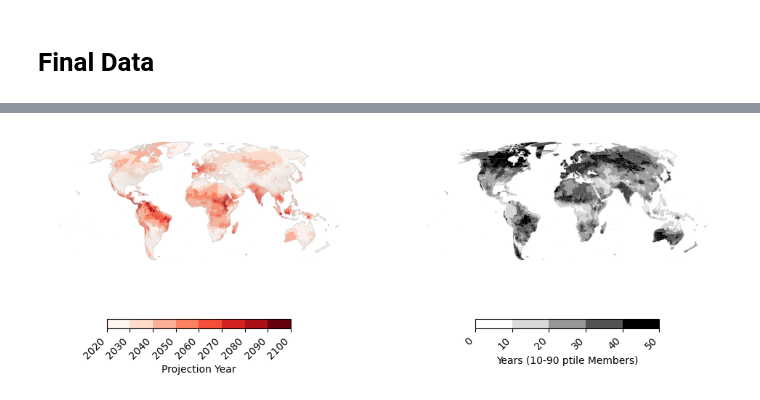
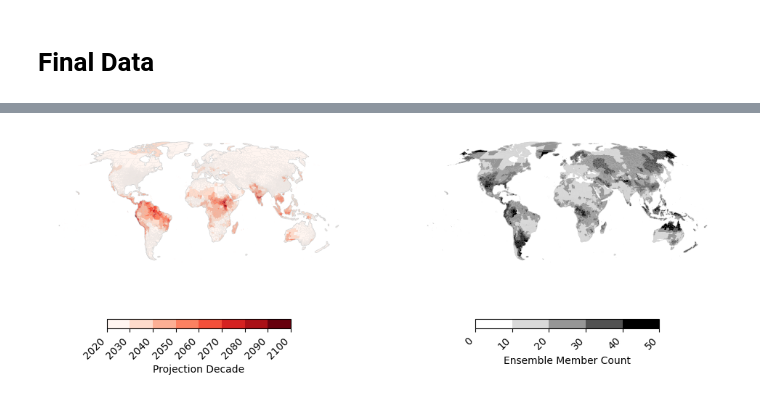
Before and after one commit to ClimateImpactLab/poreallas, a Jupyter notebook: analysis/a06_postcard_map.ipynb, the cells around one changed output, grey strips where cells are left out. Drawn from its saved outputs; the diff is of its cells as text; code cells hidden in the pictures.

Commit message:
postcard map change rolling avg to cum max, add functionality for gamma samples

```diff
--- a/analysis/a06_postcard_map.ipynb
+++ b/analysis/a06_postcard_map.ipynb
@@ -167 +141,6 @@ hindcast = hindcast.mean(dim = ['year', 'month'])
+# %%
+projection = ar6_project['t']
+projection = projection.assign_coords(year=projection.time.dt.year, month=projection.time.dt.month)
+projection = projection.set_index(time=["year", "month"]).unstack("time")
+projection = projection.sel(month = fc_months).mean(dim = ['member']).compute()
 # %%
@@ -228,0 +246,18 @@ ax.legend()
+# %%
+from scipy import stats
+
+#Ensemble Stats
+median = da.median(dim = 'number')
+
+mode = xr.apply_ufunc(
+    lambda x: stats.mode(x, axis=-1, keepdims=False).mode,
+    da,
+    input_core_dims=[['number']],
+    vectorize=True,
+)
+mode_count = xr.apply_ufunc(
+    lambda x: stats.mode(x, axis=-1, keepdims=False).count,
+    da,
+    input_core_dims=[['number']],
+    vectorize=True,
+)
@@ -282,2 +349,4 @@ ds_out['ci_width_95'].plot(cmap = 'Reds', vmin = 0)
 # %%
-data_ir = isku_utils.grid_to_ir(ds_out)
+data_ir_mode = isku_utils.grid_to_ir(mode)
+data_ir_median = isku_utils.grid_to_ir(median)
+data_ir_counts = isku_utils.grid_to_ir(mode_count)
@@ -298,30 +366,30 @@ _polygons = (
 # %%
-_polygons_postcard = analysis_utils.xarray_to_gpd(data_ir, _polygons)
+_polygons_postcard_mode = analysis_utils.xarray_to_gpd(data_ir_mode, _polygons)
+_polygons_postcard_count = analysis_utils.xarray_to_gpd(data_ir_counts, _polygons)
 
 fig, axs = plt.subplots(1,2, figsize = (12,6))
 analysis_utils.plot_single(
-    _polygons_postcard,
-    col='crossing_year',
+    _polygons_postcard_mode,
+    col='value',
     cm = 'Reds',
     vmin = 2020,
     vmax = 2100,
-    cbar_label= 'Projection Year',
+    cbar_label= 'Projection Decade',
     ax = axs[0],
     cbar_location='bottom'
 )
 
-_polygons_postcard = analysis_utils.xarray_to_gpd(data_ir, _polygons)
 analysis_utils.plot_single(
-    _polygons_postcard,
-    col='ci_width_95',
+    _polygons_postcard_count,
+    col='value',
     cm = 'Grays',
     vmin = 0,
     vmax = 50,
-    cbar_label= 'Years (10-90 ptile Members)',
+    cbar_label= 'Ensemble Member Count',
     ax = axs[1],
     cbar_location='bottom'
 )
 
-fig.savefig("2607_combined_spread_postcard", dpi=600, bbox_inches="tight")
+fig.savefig("2608_combined_spread_postcard", dpi=600, bbox_inches="tight")
 # %% [output]
-[figure, old version]
+[figure, new version]
```
Also changed, not shown: parts of 25 cells of this notebook, 4 other files.
